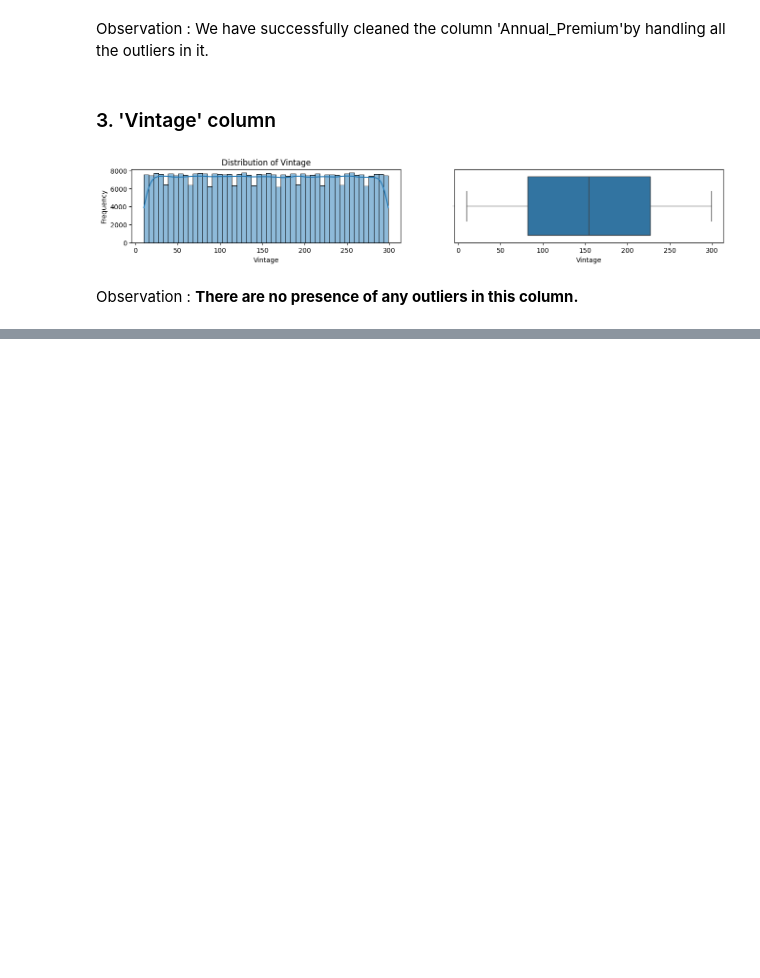
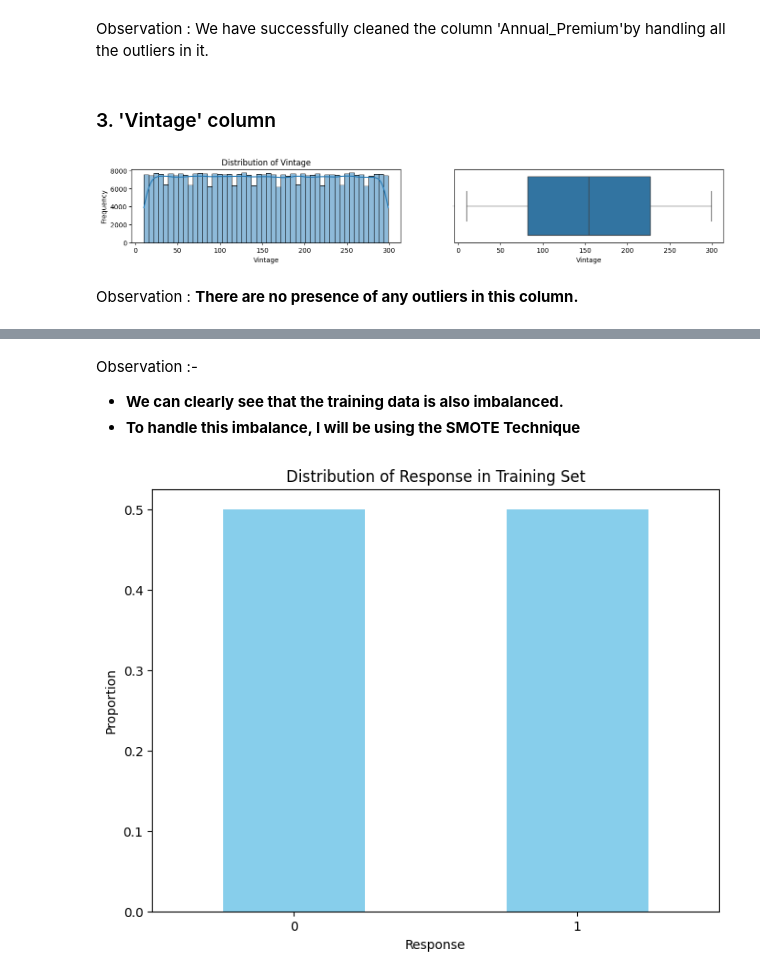
Before and after one commit to Ash99-commits/ML_Health_Insurance_Customers_CrossSell_Prediction, a Jupyter notebook: Health2Vehicle_CrossSell_Insurance_Prediction_by_Ashwani_Kumar_Patra.ipynb, the cells around one changed output, grey strips where cells are left out. Saved outputs shown, nothing was run; the diff lists cells and outputs as text; code cells hidden in the pictures; blank space fills up the shorter version.

```diff
--- a/Health2Vehicle_CrossSell_Insurance_Prediction_by_Ashwani_Kumar_Patra.ipynb
+++ b/Health2Vehicle_CrossSell_Insurance_Prediction_by_Ashwani_Kumar_Patra.ipynb
@@ -805,0 +822,16 @@ Observation : **There are no presence of any outliers in this column.**
+# %%
+# I will be using Standardization here
+
+from sklearn.preprocessing import StandardScaler
+
+# Defining the continuous columns
+continuous_cols = ['Age', 'Region_Code', 'Annual_Premium', 'Policy_Sales_Channel', 'Vintage']
+
+# Initializing the StandardScaler
+scaler = StandardScaler()
+
+# Fitting the scaler on the training set and transform the training set
+X_train[continuous_cols] = scaler.fit_transform(X_train[continuous_cols])
+
+# Applying the same scaler to transform the test set
+X_test[continuous_cols] = scaler.transform(X_test[continuous_cols])
@@ -805,0 +867,28 @@ Observation : **There are no presence of any outliers in this column.**
+# %% [markdown]
+Observation :-
+  * **We can clearly see that the training data is also imbalanced.**
+  * **To handle this imbalance, I will be using the SMOTE Technique**
+# %%
+# Using SMOTE technique
+
+from imblearn.over_sampling import SMOTE
+
+# Initializing SMOTE
+smote = SMOTE(random_state=42)
+
+# Applying SMOTE to the training data
+X_train_smote, y_train_smote = smote.fit_resample(X_train, y_train)
+# %%
+# Checking the balance of the target variable again after applying SMOTE technique
+response_counts_smote = y_train_smote.value_counts(normalize=True)
+
+# Creating a bar plot for the cause
+plt.figure(figsize=(8, 6))
+response_counts_smote.plot(kind='bar', color='skyblue')
+plt.title('Distribution of Response in Training Set')
+plt.xlabel('Response')
+plt.ylabel('Proportion')
+plt.xticks(rotation=0)
+plt.show()
+# %% [output]
+[figure, added]
```
Also changed, not shown: parts of 13 cells of this notebook.
